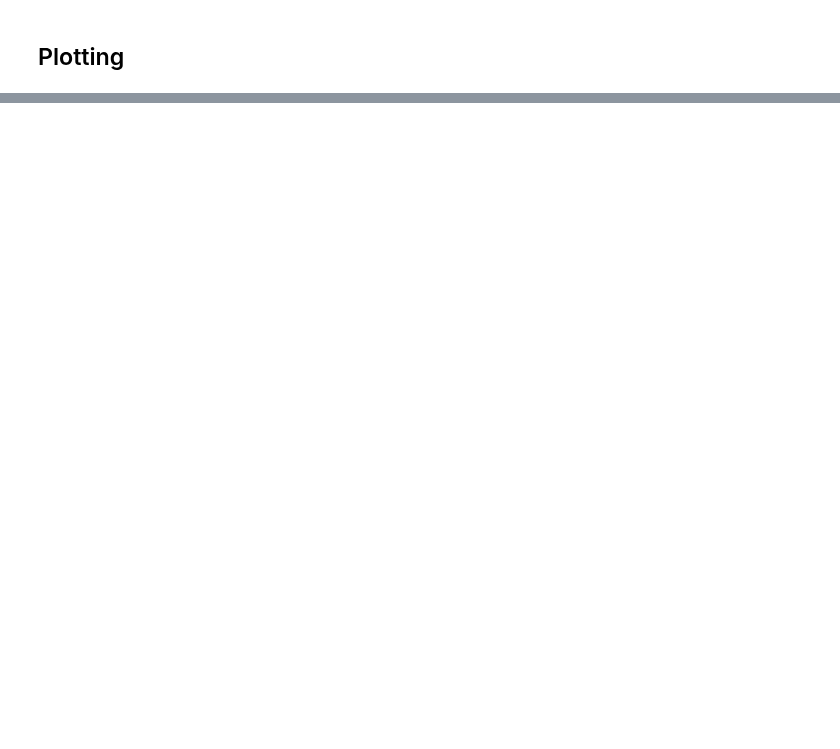
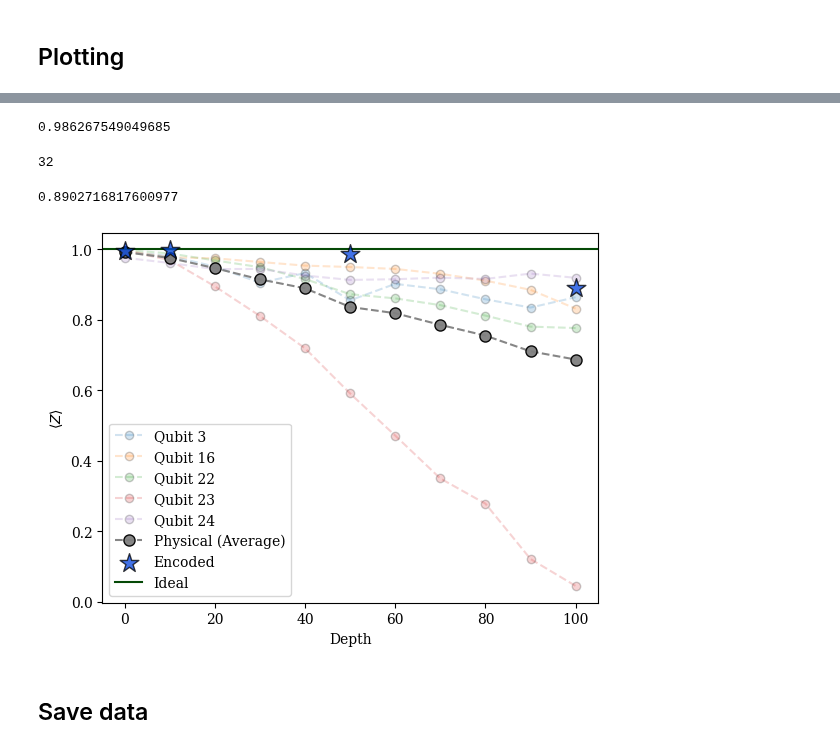
Before and after one commit to rmlarose/encoded, a Jupyter notebook: experiments/five-qubit/memory/hardware/zero-state-logical-z-separate-circuits-qiskit-all-depths.ipynb, the cells around one changed output, grey strips where cells are left out. Cells and saved outputs as stored; diff of their text form; code cells hidden in the pictures; blank space fills up the shorter version.

```diff
--- a/experiments/five-qubit/memory/hardware/zero-state-logical-z-separate-circuits-qiskit-all-depths.ipynb
+++ b/experiments/five-qubit/memory/hardware/zero-state-logical-z-separate-circuits-qiskit-all-depths.ipynb
@@ -507,0 +511,27 @@ plt.legend();
+# %%
+counts_hardware = [result.data.measure.get_counts() for result in job_hardware50.result()]
+all_counts_num = counts_hardware[:nobservables]
+all_counts_den = counts_hardware[nobservables:]
+
+evals_numerator = []
+for pauli, counts in zip(observable_elements, all_counts_num):
+    # print(pauli)
+    eval = compute_expectation(pauli, counts)
+    # print(eval)
+    evals_numerator.append(eval)
+
+evals_denominator = []
+for pauli, counts in zip(stabilizer_elements, all_counts_den):
+    # print(pauli)
+    eval = compute_expectation(pauli, counts)
+    # print(eval)
+    evals_denominator.append(eval)
+
+hardware50 = sum(evals_numerator) / sum(evals_denominator)
+hardware50
+# %% [output]
+0.986267549049685
+# %%
+len(all_to_run[100])
+# %% [output]
+32
@@ -507,0 +540,50 @@ plt.legend();
+# %%
+counts_hardware = [result.data.measure.get_counts() for result in job_hardware100.result()]
+all_counts_num = counts_hardware[:nobservables]
+all_counts_den = counts_hardware[nobservables:]
+
+evals_numerator = []
+for pauli, counts in zip(observable_elements, all_counts_num):
+    # print(pauli)
+    eval = compute_expectation(pauli, counts)
+    # print(eval)
+    evals_numerator.append(eval)
+
+evals_denominator = []
+for pauli, counts in zip(stabilizer_elements, all_counts_den):
+    # print(pauli)
+    eval = compute_expectation(pauli, counts)
+    # print(eval)
+    evals_denominator.append(eval)
+
+hardware100 = sum(evals_numerator) / sum(evals_denominator)
+hardware100
+# %% [output]
+0.8902716817600977
+# %%
+stop: int = 11
+# %%
+for qubit, evals in all_evals.items():
+    plt.plot(depths[:stop], evals[:stop], "--o", alpha=0.20, mec="black", label=f"Qubit {qubit}")
+
+evals_raw_avg = np.array(list(all_evals.values())).mean(axis=0)
+plt.plot(depths[:stop], evals_raw_avg[:stop], "--o", ms=8, alpha=0.95, lw=1.5, color="grey", mec="black", label="Physical (Average)")
+
+# plt.plot(depths[:stop], encoded_values[:stop], "--s", ms=8, color="lightblue", mec="black", alpha=0.75, label="Encoded (Simulator)")
+
+plt.scatter(0, hardware0, alpha=0.75, color="xkcd:blue", ec="black", marker="*", s=200, label="Encoded", zorder=3)
+plt.scatter(10, hardware10, alpha=0.75, color="xkcd:blue", ec="black", marker="*", s=200, zorder=3)
+plt.scatter(50, hardware50, alpha=0.75, color="xkcd:blue", ec="black", marker="*", s=200, zorder=3)
+plt.scatter(100, hardware100, alpha=0.75, color="xkcd:blue", ec="black", marker="*", s=200, zorder=3)
+# plt.scatter(200, hardware200, alpha=0.75, color="xkcd:blue", ec="black", marker="*", s=200, zorder=3)
+
+plt.axhline(1.0, color="xkcd:darkgreen", label="Ideal")
+
+plt.xlabel("Depth")
+plt.ylabel(r"$\langle Z \rangle$")
+plt.legend();
+plt.savefig("five_qubit_memory_separate_circuits.pdf")
+# %% [output]
+[figure, added]
+# %% [markdown]
+## Save data
```
Also changed, not shown: parts of 35 cells of this notebook, 27 other files.
